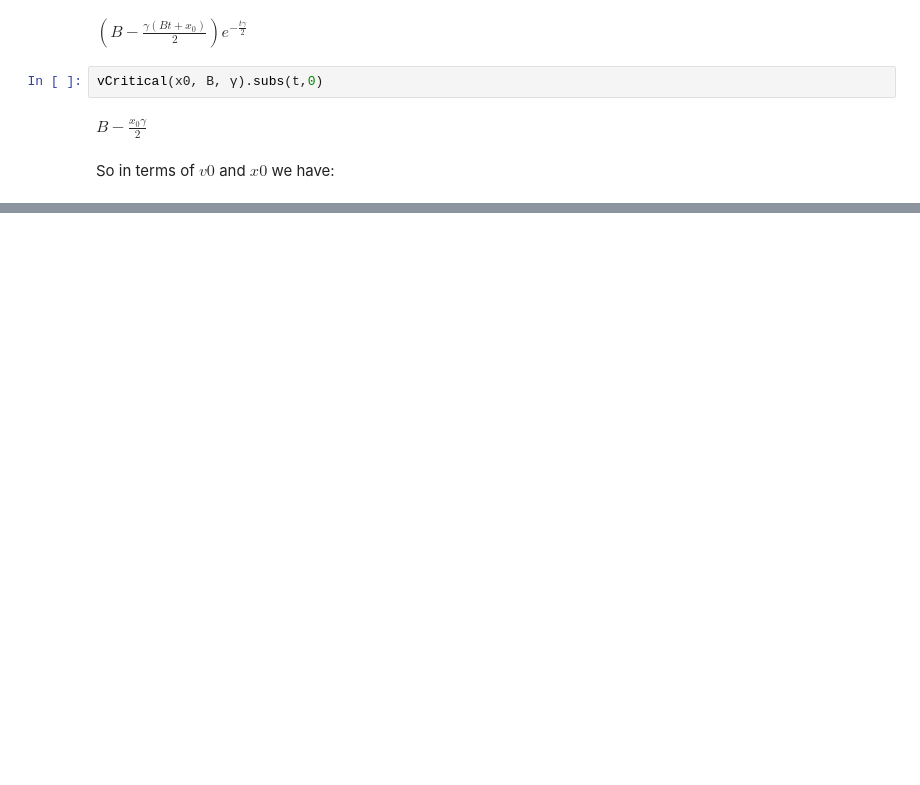
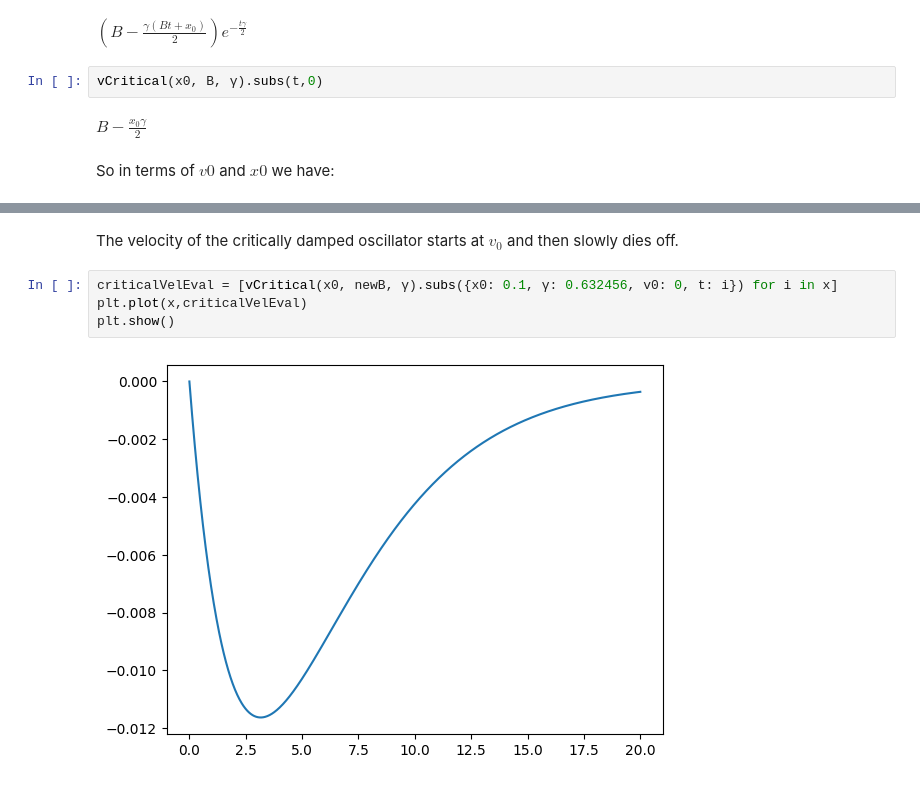
Before and after one commit to brinerk/LabsCapstone, a Jupyter notebook: Lab13/Lab13.ipynb, the cells around one changed output, grey strips where cells are left out. Drawn from its saved outputs; the diff is of its cells as text; blank space fills up the shorter version.

```diff
--- a/Lab13/Lab13.ipynb
+++ b/Lab13/Lab13.ipynb
@@ -444,0 +439,8 @@ $\displaystyle - \frac{x_{0} γ}{t γ - 2}$
+# %% [markdown]
+The velocity of the critically damped oscillator starts at $v_0$ and then slowly dies off.
+# %%
+criticalVelEval = [vCritical(x0, newB, γ).subs({x0: 0.1, γ: 0.632456, v0: 0, t: i}) for i in x]
+plt.plot(x,criticalVelEval)
+plt.show()
+# %% [output]
+[figure, added]
```
Also changed, not shown: parts of 40 cells of this notebook.
